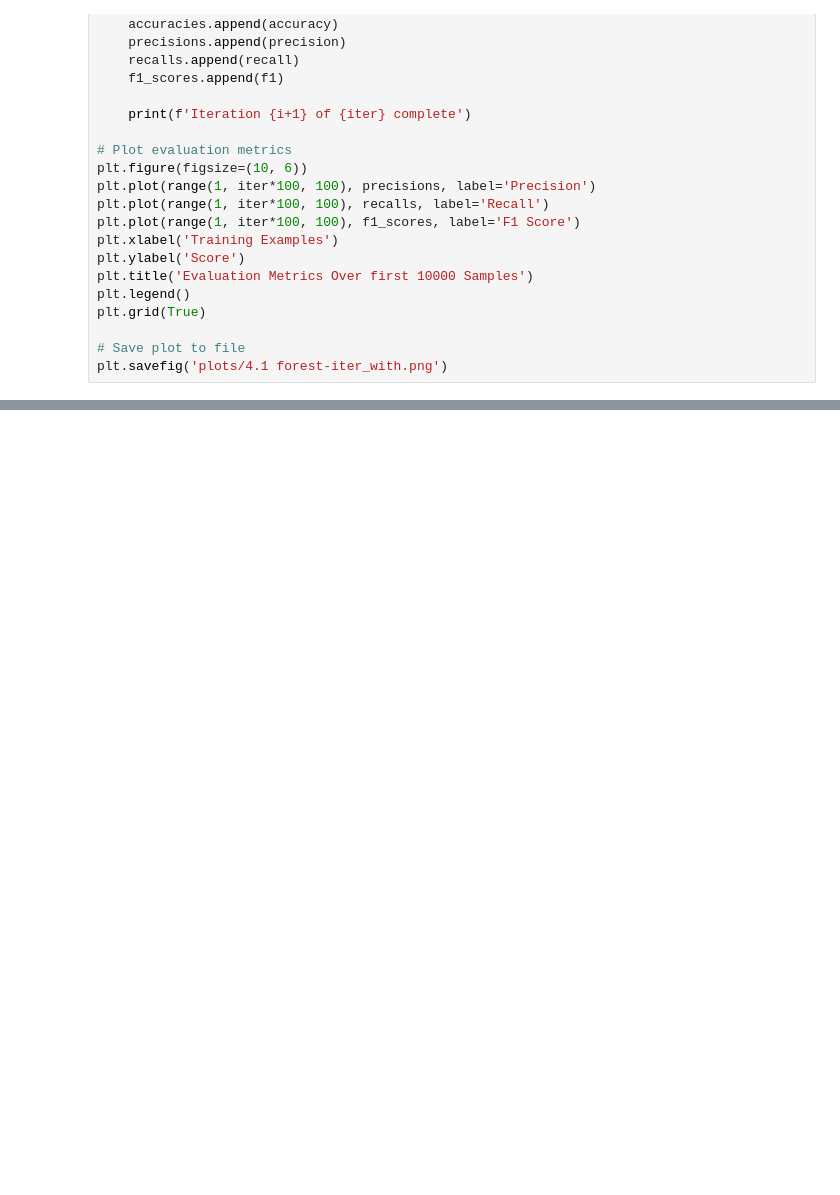
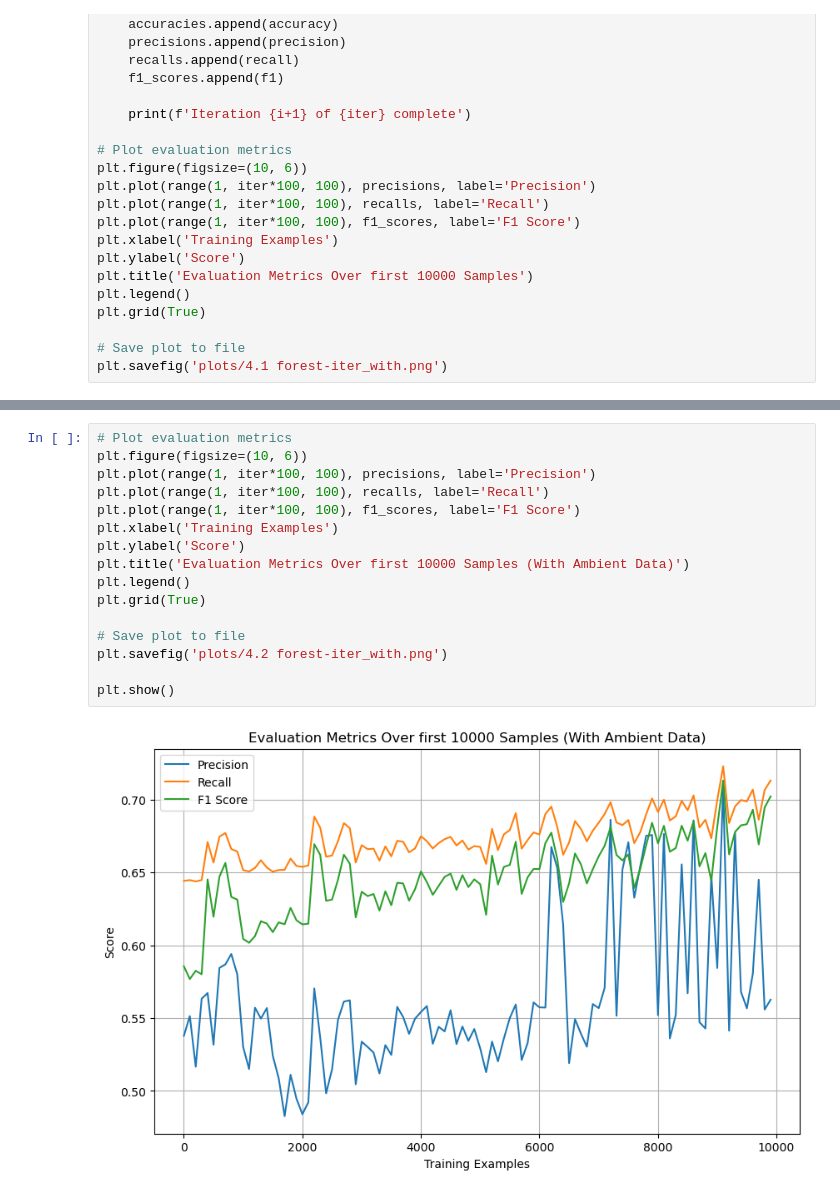
Before and after one commit to abdulsaboor938/HAR, a Jupyter notebook: 4. Random-Forest.ipynb, the cells around one changed output, grey strips where cells are left out. Cells and saved outputs as stored; diff of their text form; blank space fills up the shorter version.

```diff
--- a/4. Random-Forest.ipynb
+++ b/4. Random-Forest.ipynb
@@ -108,0 +183,18 @@ plt.savefig('plots/4.1 forest-iter_with.png')
+# %%
+# Plot evaluation metrics
+plt.figure(figsize=(10, 6))
+plt.plot(range(1, iter*100, 100), precisions, label='Precision')
+plt.plot(range(1, iter*100, 100), recalls, label='Recall')
+plt.plot(range(1, iter*100, 100), f1_scores, label='F1 Score')
+plt.xlabel('Training Examples')
+plt.ylabel('Score')
+plt.title('Evaluation Metrics Over first 10000 Samples (With Ambient Data)')
+plt.legend()
+plt.grid(True)
+
+# Save plot to file
+plt.savefig('plots/4.2 forest-iter_with.png')
+
+plt.show()
+# %% [output]
+[figure, added]
```
Also changed, not shown: parts of 1 cell of this notebook, 7 other files.
